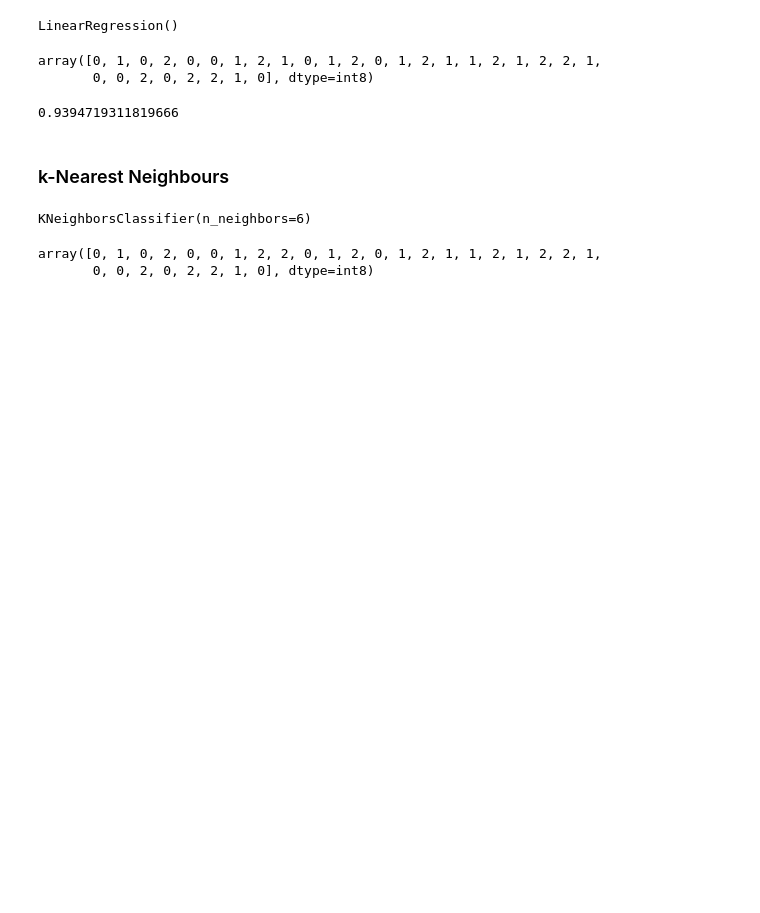
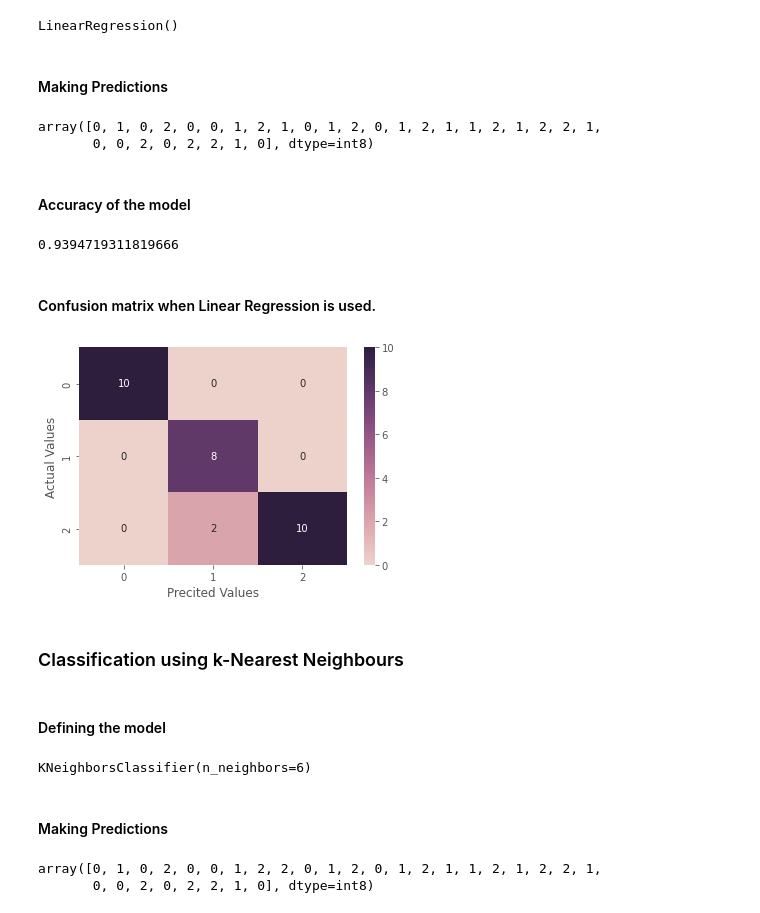
Before and after one commit to yash9904/Classification-with-sklearn, a Jupyter notebook: iris.ipynb, the cells around one changed output. Drawn from its saved outputs; the diff is of its cells as text; code cells hidden in the pictures; blank space fills up the shorter version.

```diff
--- a/iris.ipynb
+++ b/iris.ipynb
@@ -84,23 +94,41 @@ model = LinearRegression()
 model.fit(x_train, y_train)
 # %% [output]
 LinearRegression()
+# %% [markdown]
+#### Making Predictions
 # %%
 pred = np.round(model.predict(x_test)).astype(np.int8)
 pred
 # %% [output]
 array([0, 1, 0, 2, 0, 0, 1, 2, 1, 0, 1, 2, 0, 1, 2, 1, 1, 2, 1, 2, 2, 1,
        0, 0, 2, 0, 2, 2, 1, 0], dtype=int8)
+# %% [markdown]
+#### Accuracy of the model
 # %%
 model.score(x_test, y_test)
 # %% [output]
 0.9394719311819666
+# %% [markdown]
+#### Confusion matrix when Linear Regression is used.
+# %%
+plt.figure()
+sns.heatmap(confusion_matrix(y_test, pred), cmap = sns.cubehelix_palette(as_cmap=True), annot = True)
+plt.ylabel('Actual Values')
+plt.xlabel('Precited Values')
+plt.show()
+# %% [output]
+[figure, added]
 # %% [markdown]
-### k-Nearest Neighbours
+### Classification using k-Nearest Neighbours
+# %% [markdown]
+#### Defining the model
 # %%
 knn = KNeighborsClassifier(n_neighbors = 6)
 knn.fit(x_train, y_train)
 # %% [output]
 KNeighborsClassifier(n_neighbors=6)
+# %% [markdown]
+#### Making Predictions
 # %%
 pred = np.round(knn.predict(x_test)).astype(np.int8)
 pred
```
Also changed, not shown: parts of 12 cells of this notebook.
